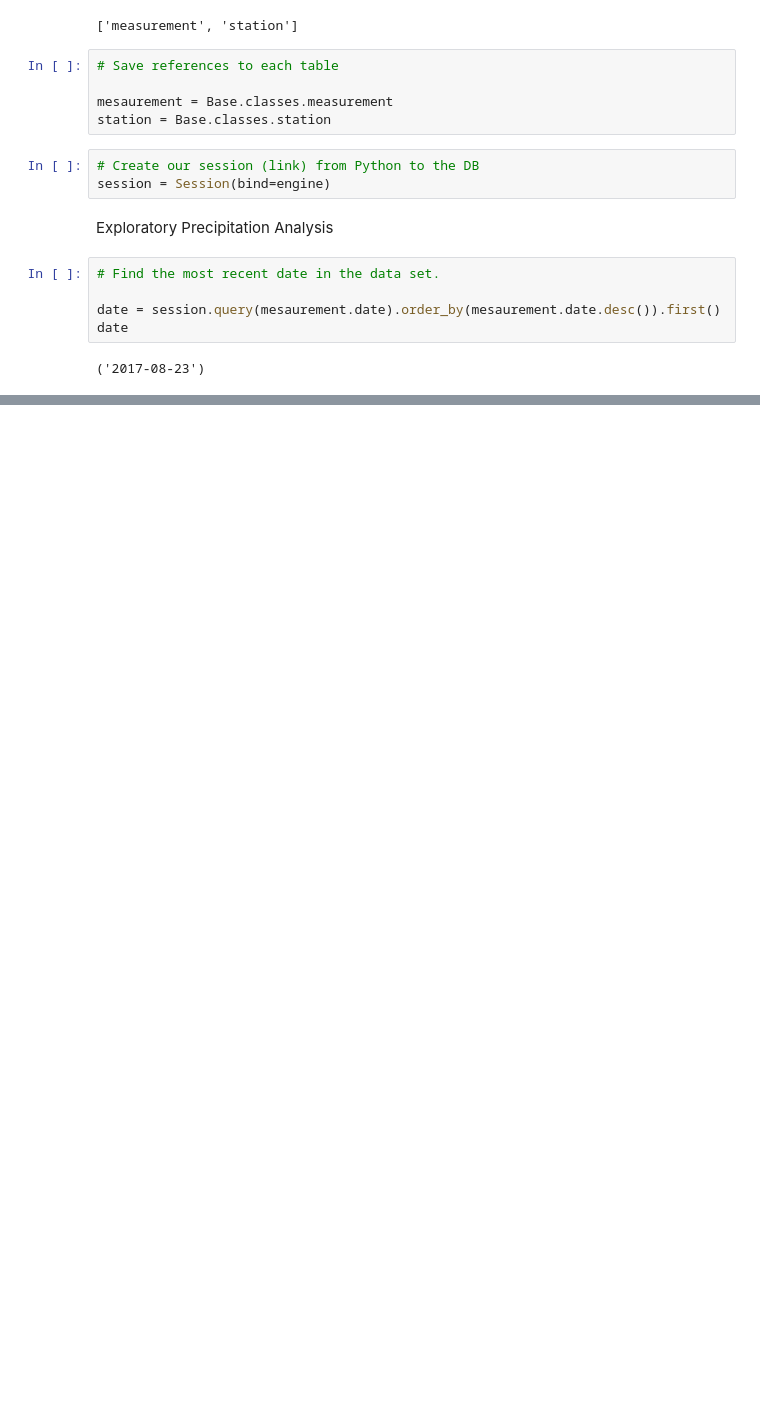
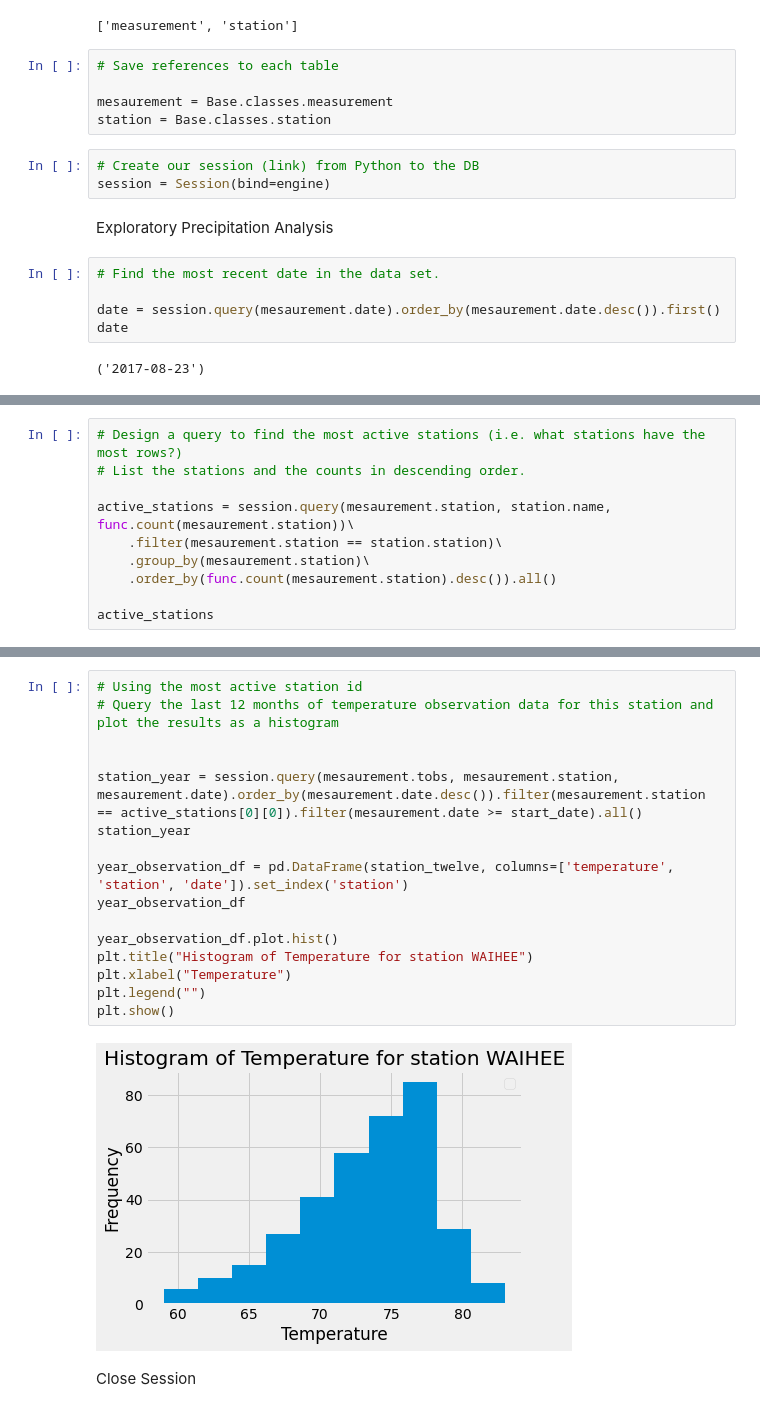
Before and after one commit to Munseaux/sqlalchemy-challenge, a Jupyter notebook: climate.ipynb, the cells around one changed output, grey strips where cells are left out. Cells and saved outputs as stored; diff of their text form; blank space fills up the shorter version.

```diff
--- a/climate.ipynb
+++ b/climate.ipynb
@@ -57,0 +93,10 @@ twelve_months = session.query(mesaurement).order_by(mesaurement.date.desc()).
+# %%
+# Design a query to find the most active stations (i.e. what stations have the most rows?)
+# List the stations and the counts in descending order.
+
+active_stations = session.query(mesaurement.station, station.name, func.count(mesaurement.station))\
+    .filter(mesaurement.station == station.station)\
+    .group_by(mesaurement.station)\
+    .order_by(func.count(mesaurement.station).desc()).all()
+
+active_stations
@@ -57,0 +131,20 @@ twelve_months = session.query(mesaurement).order_by(mesaurement.date.desc()).
+# %%
+# Using the most active station id
+# Query the last 12 months of temperature observation data for this station and plot the results as a histogram
+
+
+station_year = session.query(mesaurement.tobs, mesaurement.station, mesaurement.date).order_by(mesaurement.date.desc()).filter(mesaurement.station == active_stations[0][0]).filter(mesaurement.date >= start_date).all()
+station_year
+
+year_observation_df = pd.DataFrame(station_twelve, columns=['temperature', 'station', 'date']).set_index('station')
+year_observation_df
+
+year_observation_df.plot.hist()
+plt.title("Histogram of Temperature for station WAIHEE")
+plt.xlabel("Temperature")
+plt.legend("")
+plt.show()
+# %% [output]
+[figure, added]
+# %% [markdown]
+Close Session
```
Also changed, not shown: parts of 7 cells of this notebook, 3 other files.
